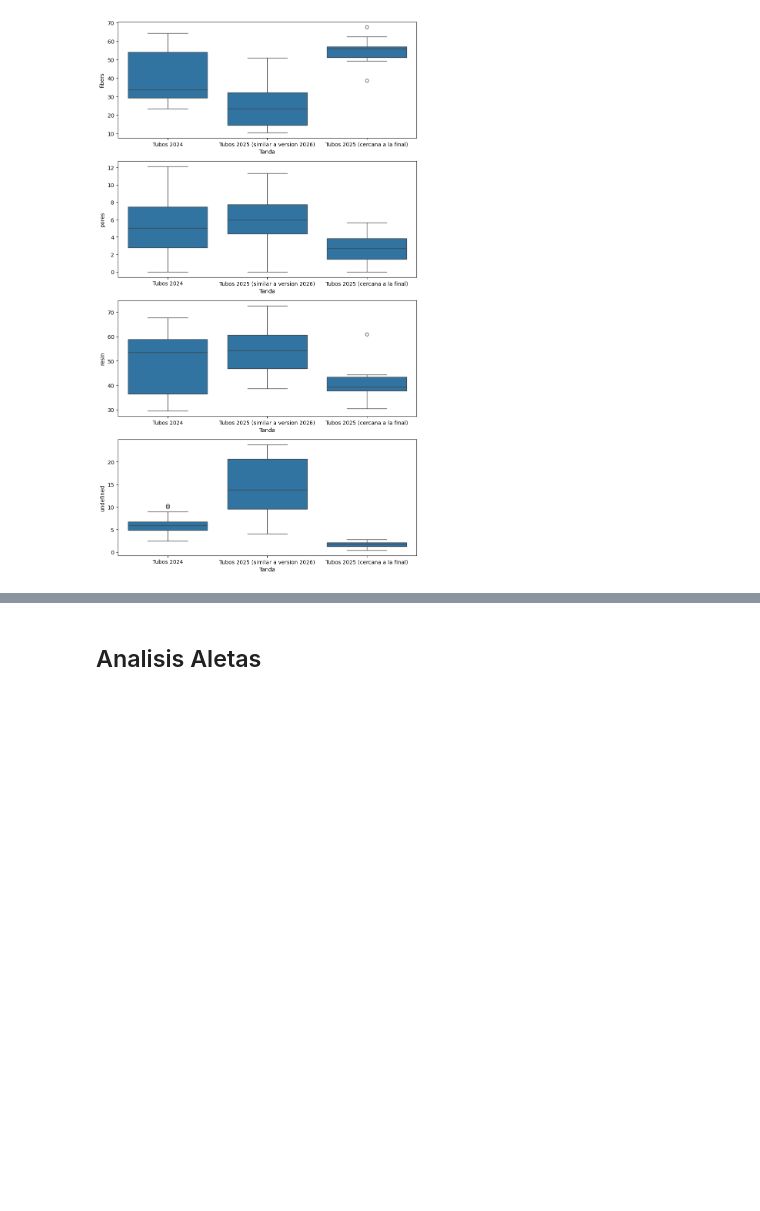
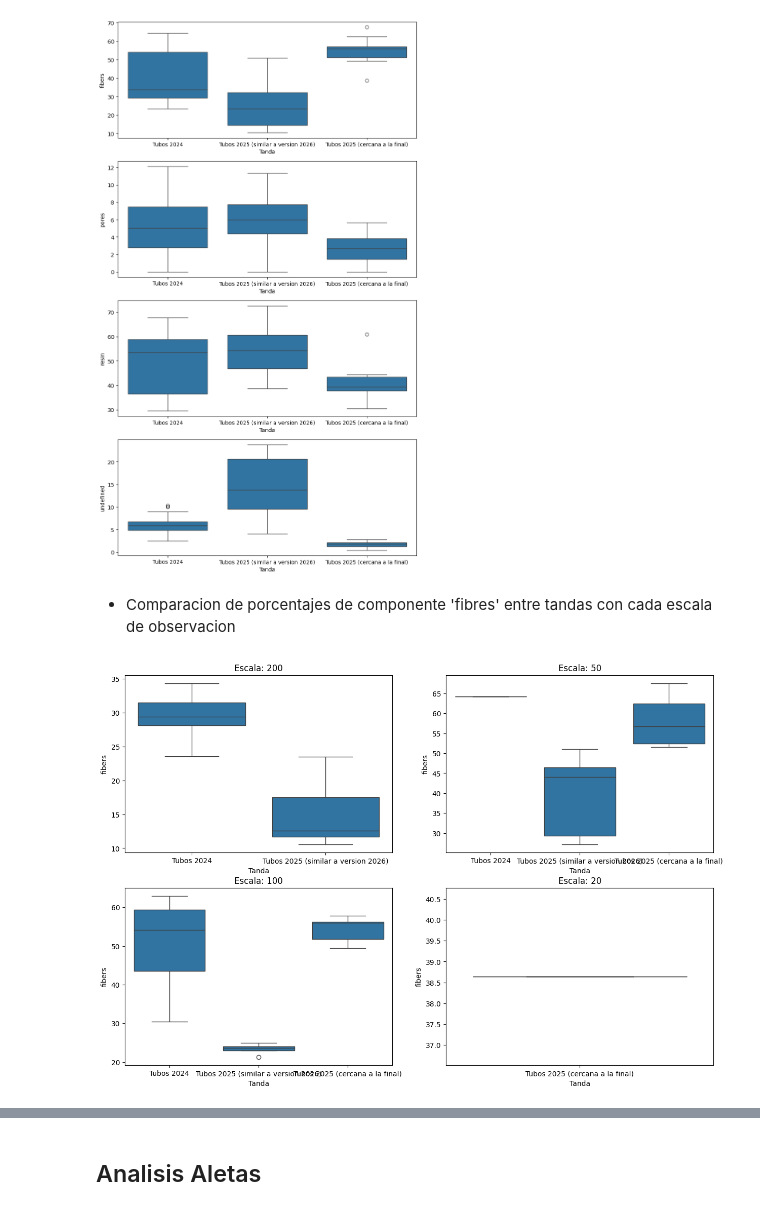
Before and after one commit to ichiP245/micrography-imgpro, a Jupyter notebook: ArchivosEntrega01/AnalisisEntrega01.ipynb, the cells around one changed output, grey strips where cells are left out. Saved outputs shown, nothing was run; the diff lists cells and outputs as text; code cells hidden in the pictures; blank space fills up the shorter version.

```diff
--- a/ArchivosEntrega01/AnalisisEntrega01.ipynb
+++ b/ArchivosEntrega01/AnalisisEntrega01.ipynb
@@ -143,0 +193,21 @@ plt.show()
+# %% [markdown]
+- Comparacion de porcentajes de componente 'fibres' entre tandas con cada escala de observacion
+# %%
+fig,ax = plt.subplots(2,2, figsize=(15,10))
+vals_unicos_escala = df['Escala (micrones)'].unique() # Son 4 valores
+cont=0
+for i in range(len(vals_unicos_escala)):
+  if cont<2:
+    sns.boxplot(x='Tanda', y='fibers', data=df[df['Escala (micrones)']==vals_unicos_escala[i]], ax=ax[0,cont])
+    ax[0,cont].set_title(f'Escala: {vals_unicos_escala[i]}')
+
+  else:
+    sns.boxplot(x='Tanda', y='fibers', data=df[df['Escala (micrones)']==vals_unicos_escala[i]], ax=ax[1,cont-2])
+    ax[1,cont-2].set_title(f'Escala: {vals_unicos_escala[i]}')
+  cont+=1
+plt.show()
+
+# En escala 50, no contar a tubo 2024
+# Escala 20 la desestimamos por tener un solo valor
+# %% [output]
+[figure, added]
```
Also changed, not shown: parts of 51 cells of this notebook.
